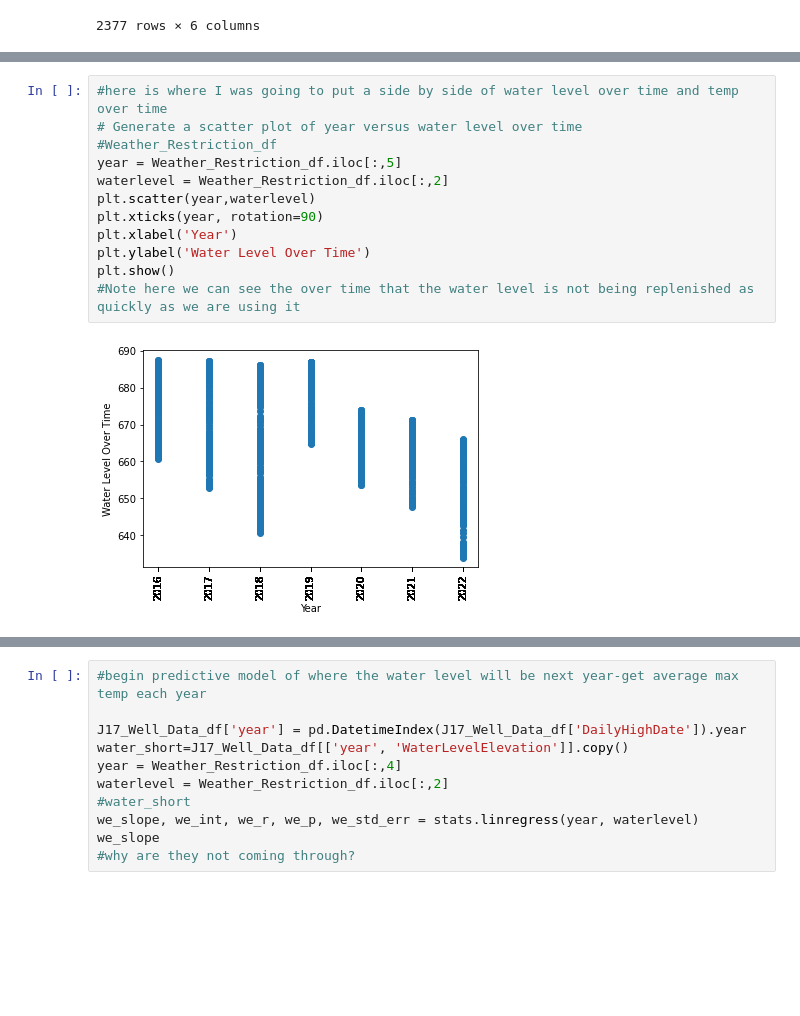
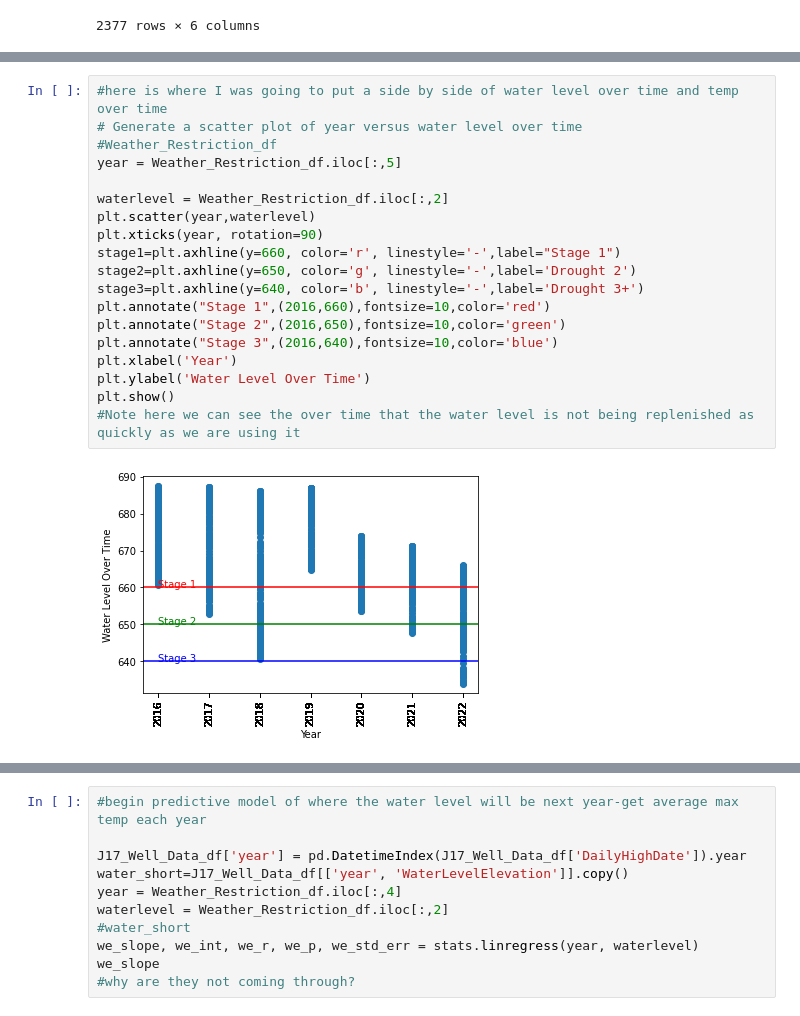
Before and after one commit to Shwetbaba/A-Review-of-the-Effectiveness-of-the-San-Antonio-Water-System-SAWS-Water-Restrictions-Policies, a Jupyter notebook: Group Project-1 Master Code.ipynb, the cells around one changed output, grey strips where cells are left out. Cells and saved outputs as stored; diff of their text form; blank space fills up the shorter version.

```diff
--- a/Group Project-1 Master Code.ipynb
+++ b/Group Project-1 Master Code.ipynb
@@ -341,14 +370,21 @@ Text(0, 0.5, 'Water Level')
 # %%
 #here is where I was going to put a side by side of water level over time and temp over time
 # Generate a scatter plot of year versus water level over time
 #Weather_Restriction_df
 year = Weather_Restriction_df.iloc[:,5]
+
 waterlevel = Weather_Restriction_df.iloc[:,2]
 plt.scatter(year,waterlevel)
 plt.xticks(year, rotation=90)
+stage1=plt.axhline(y=660, color='r', linestyle='-',label="Stage 1")
+stage2=plt.axhline(y=650, color='g', linestyle='-',label='Drought 2')
+stage3=plt.axhline(y=640, color='b', linestyle='-',label='Drought 3+')
+plt.annotate("Stage 1",(2016,660),fontsize=10,color='red')
+plt.annotate("Stage 2",(2016,650),fontsize=10,color='green')
+plt.annotate("Stage 3",(2016,640),fontsize=10,color='blue')
 plt.xlabel('Year')
 plt.ylabel('Water Level Over Time')
 plt.show()
 #Note here we can see the over time that the water level is not being replenished as quickly as we are using it
 # %% [output]
-[figure, old version]
+[figure, new version]
```
Also changed, not shown: parts of 20 cells of this notebook.
